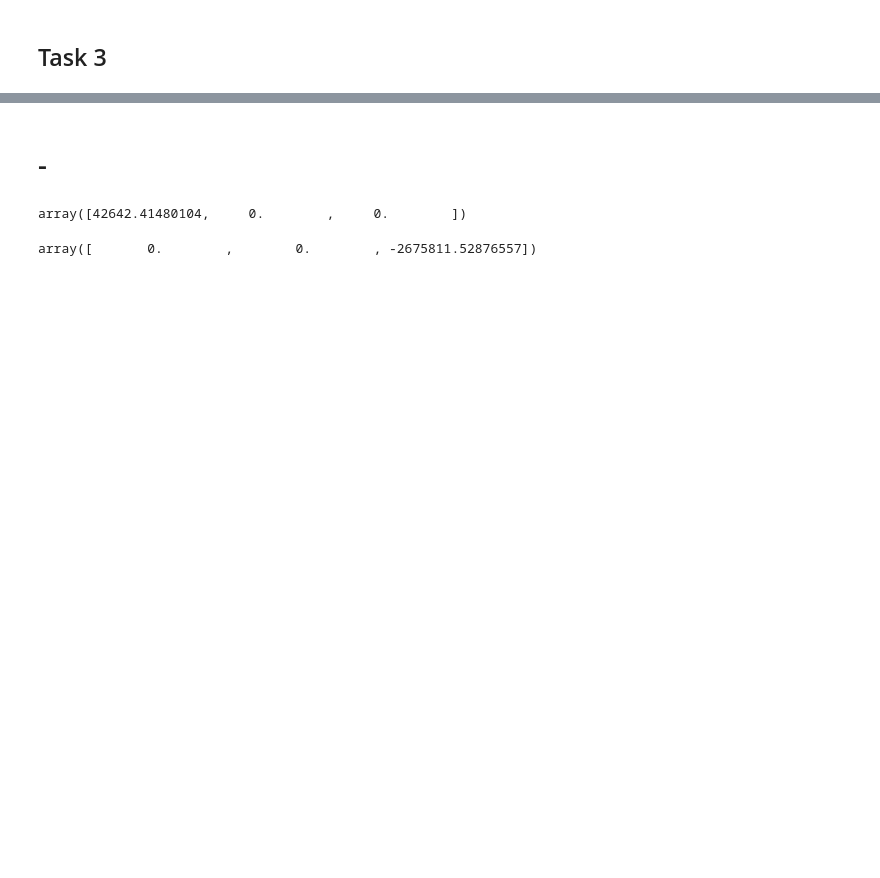
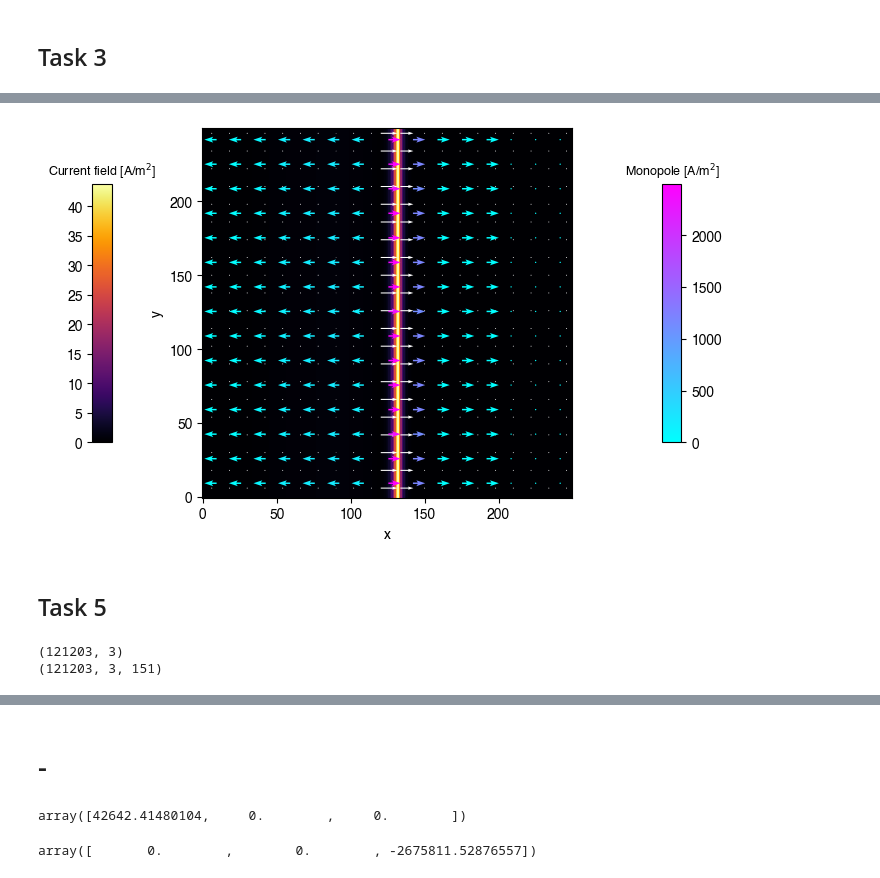
Before and after one commit to mikeonly/currio, a Jupyter notebook: notebooks/Multipole.ipynb, the cells around one changed output, grey strips where cells are left out. Saved outputs shown, nothing was run; the diff lists cells and outputs as text; code cells hidden in the pictures; blank space fills up the shorter version.

```diff
--- a/notebooks/Multipole.ipynb
+++ b/notebooks/Multipole.ipynb
@@ -538,0 +598,17 @@ plot_vector_field_2d_monopoles(GridSampler.pts_to_grid(current_density, 250, 250
+# %%
+# build a 60-frame time series that shifts 2 pixels right every frame
+current_density_series, pts = time_shifted_plane_wave(
+    Jxy, shift_px=2, T=100, axis='x'
+)
+
+grid_monopoles_series, grid_centers_time = get_grid_monopole_expansion_time(current_density_series, pts, grid_spec=(15,15))
+# %%
+cds = current_density_series[:,:,0]
+gds = grid_monopoles_series[:,:,0]
+gcs = grid_centers_time[:,:,0]
+
+plot_vector_field_2d_monopoles(GridSampler.pts_to_grid(cds, 250, 250)[0:2, :, :].permute(0, 2, 1), gds, gcs, color='white', units=r'A/m$^2$', units_mono=r'A/m$^2$', monopole_cmap='cool', cmap='inferno')
+# %% [output]
+[figure, added]
+# %% [markdown]
+## Task 5
@@ -538,0 +724,29 @@ plot_vector_field_2d_monopoles(GridSampler.pts_to_grid(current_density, 250, 250
+# %%
+N = 121203 # Number of points
+T = 151 # Time steps
+
+# shape is (N, 3*T)
+current_density_series_flat = np.loadtxt("/Users/ValerioDeSio/Desktop/PythonThesis/current_density_series2.csv", delimiter=",")
+
+# Reshape to (N, 3, T)
+cds = current_density_series_flat.reshape(N, 3, T, order="F")  # ← key fix
+
+pts = np.loadtxt("/Users/ValerioDeSio/Desktop/PythonThesis/pts2.csv", delimiter=",")
+
+# unique sorted coordinates
+x_u = np.unique(np.round(pts[:,0], 12))
+y_u = np.unique(np.round(pts[:,1], 12))
+z_u = np.unique(np.round(pts[:,2], 12))
+
+# grid spacings (robust: median of diffs)
+dx = np.median(np.diff(x_u))
+dy = np.median(np.diff(y_u))
+dz = np.median(np.diff(z_u))
+
+volume_element = dx*dy*dz
+
+print(pts.shape)
+print(cds.shape)
+# %% [output]
+(121203, 3)
+(121203, 3, 151)
```
Also changed, not shown: parts of 16 cells of this notebook.
